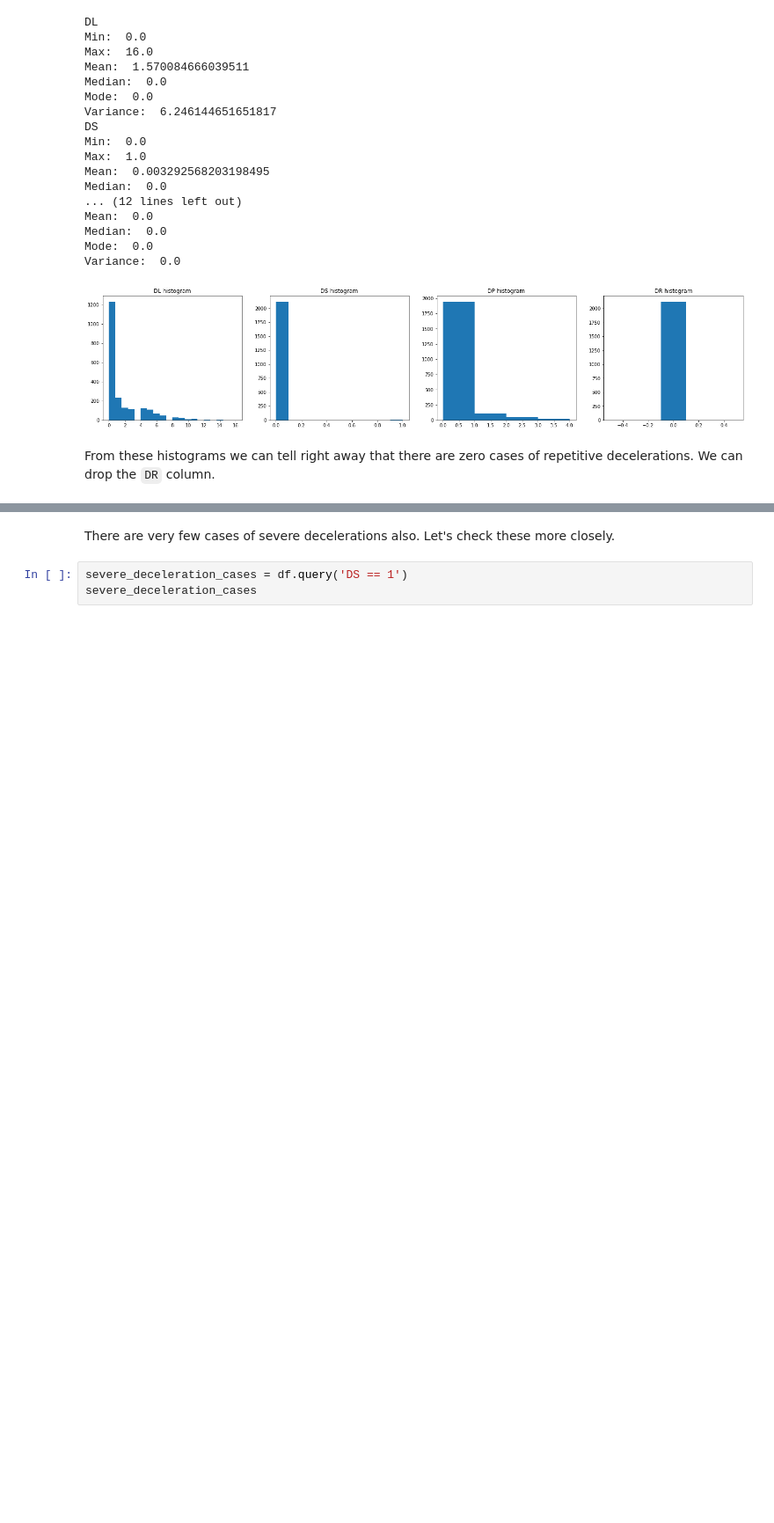
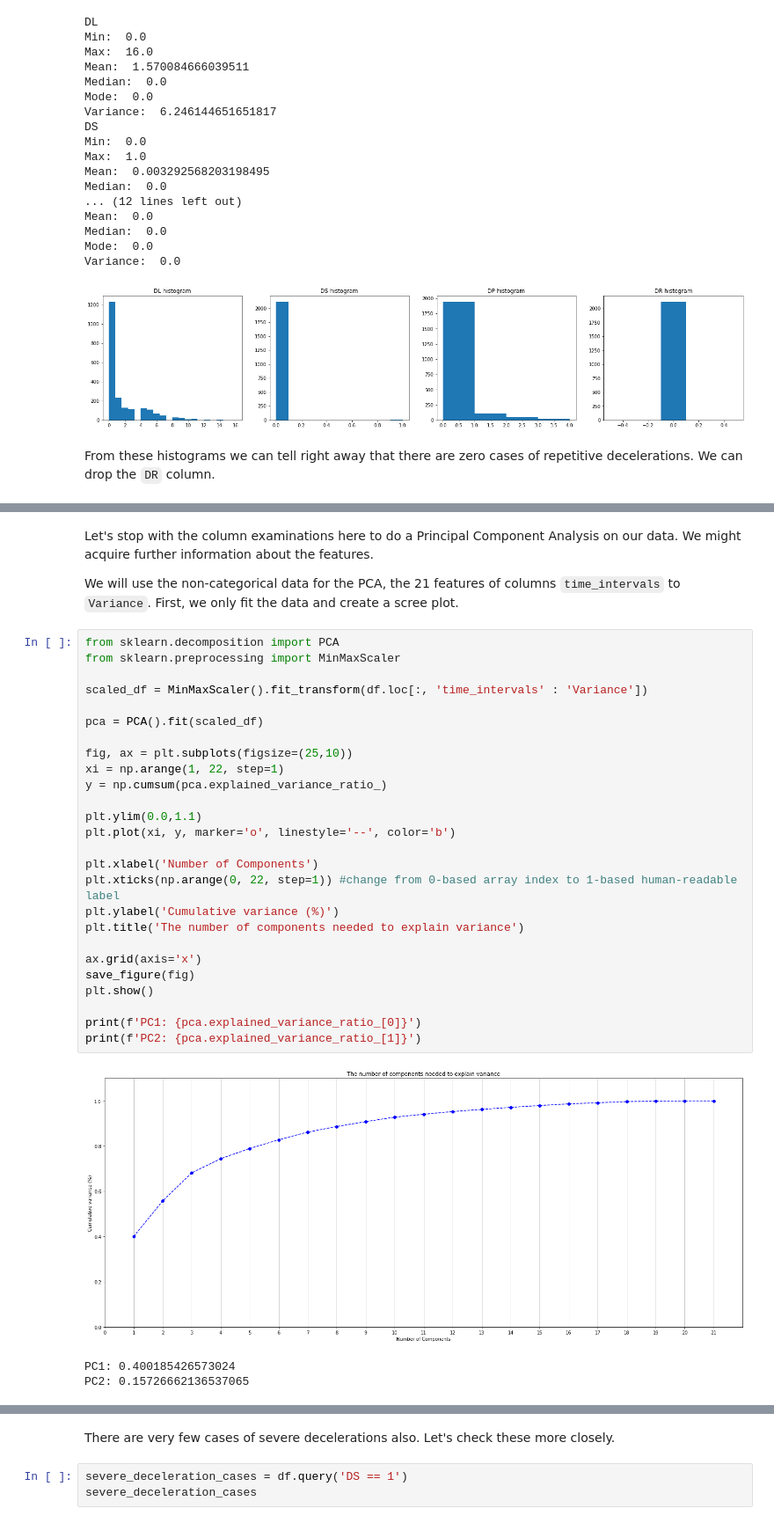
Before and after one commit to kriszkern/DataMining, a Jupyter notebook: CTG/CTG_data_analysis_p1.ipynb, the cells around one changed output, grey strips where cells are left out. Shown at 88% size. Drawn from its saved outputs; the diff is of its cells as text; blank space fills up the shorter version.

```diff
--- a/CTG/CTG_data_analysis_p1.ipynb
+++ b/CTG/CTG_data_analysis_p1.ipynb
@@ -629,0 +654,36 @@ df
+# %% [markdown]
+Let's stop with the column examinations here to do a Principal Component
+Analysis on our data. We might acquire further information about the features.
+
+We will use the non-categorical data for the PCA, the 21 features of columns
+`time_intervals` to `Variance`. First, we only fit the data and create a scree plot.
+# %%
+from sklearn.decomposition import PCA
+from sklearn.preprocessing import MinMaxScaler
+
+scaled_df = MinMaxScaler().fit_transform(df.loc[:, 'time_intervals' : 'Variance'])
+
+pca = PCA().fit(scaled_df)
+
+fig, ax = plt.subplots(figsize=(25,10))
+xi = np.arange(1, 22, step=1)
+y = np.cumsum(pca.explained_variance_ratio_)
+
+plt.ylim(0.0,1.1)
+plt.plot(xi, y, marker='o', linestyle='--', color='b')
+
+plt.xlabel('Number of Components')
+plt.xticks(np.arange(0, 22, step=1)) #change from 0-based array index to 1-based human-readable label
+plt.ylabel('Cumulative variance (%)')
+plt.title('The number of components needed to explain variance')
+
+ax.grid(axis='x')
+save_figure(fig)
+plt.show()
+
+print(f'PC1: {pca.explained_variance_ratio_[0]}')
+print(f'PC2: {pca.explained_variance_ratio_[1]}')
+# %% [output]
+[figure, added]
+PC1: 0.400185426573024
+PC2: 0.15726662136537065
```
Also changed, not shown: parts of 20 cells of this notebook, 1 other file.
